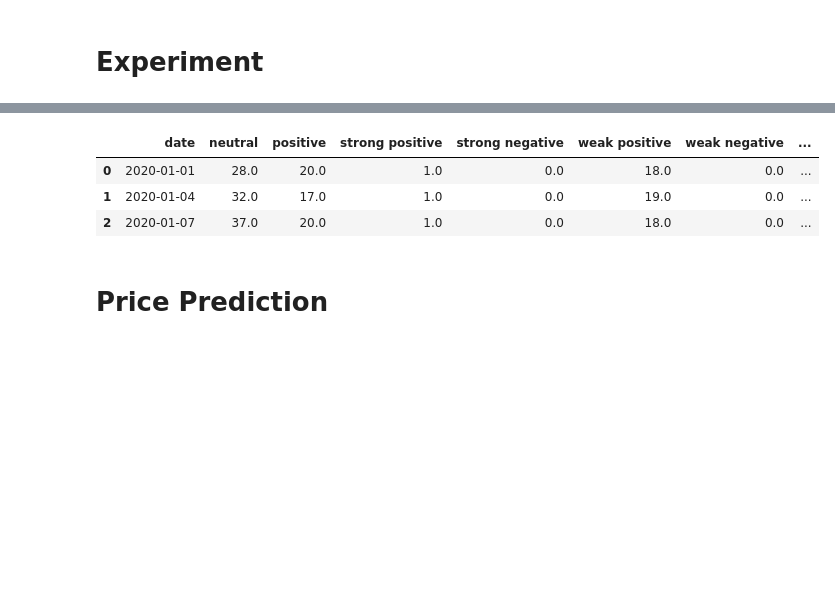
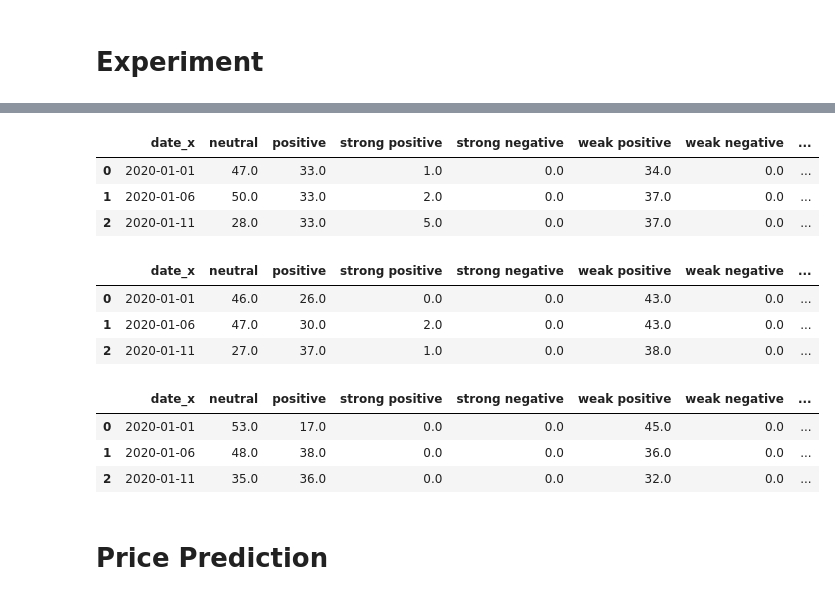
Before and after one commit to alexleong4438/crypto_price_prediction_based_on_sentiment, a Jupyter notebook: dataset/CDS590.ipynb, the cells around one changed output, grey strips where cells are left out. Cells and saved outputs as stored; diff of their text form; code cells hidden in the pictures; blank space fills up the shorter version.

```diff
--- a/dataset/CDS590.ipynb
+++ b/dataset/CDS590.ipynb
@@ -1149,0 +940,14 @@ wordnet_sentiment_df_3D.head(3)
+# %%
+#vs_user_date_aggregated_df
+vader_sentiment_df = vader_sentiment_df.groupby(['date'])['grouped_aggregated_sentiment_score'].sum().to_frame().reset_index()
+vader_sentiment_df['date'] = pd.to_datetime(vader_sentiment_df['date'])
+
+#tb_user_date_aggregated_df
+textblob_sentiment_df = textblob_sentiment_df.groupby(['date'])['grouped_aggregated_sentiment_score'].sum().to_frame().reset_index()
+textblob_sentiment_df['date'] = pd.to_datetime(textblob_sentiment_df['date'])
+
+#wn_user_date_aggregated_df
+wordnet_sentiment_df = wordnet_sentiment_df.groupby(['date'])['grouped_aggregated_sentiment_score'].sum().to_frame().reset_index()
+wordnet_sentiment_df['date'] = pd.to_datetime(wordnet_sentiment_df['date'])
+
+vader_sentiment_df.head(5)
@@ -1149,0 +976,11 @@ wordnet_sentiment_df_3D.head(3)
+# %%
+freq = '5D'
+# %%
+btc_df_daterange = btc_df.groupby(pd.Grouper(key='date', axis=0, freq=freq))['Close'].mean().to_frame().reset_index()
+btc_df_daterange["Normalize"] = btc_df_daterange['Close'] / max(btc_df_daterange['Close'].max(), abs(btc_df_daterange['Close'].min()))
+btc_df_daterange['Normalize'] = btc_df_daterange['Normalize'].astype(float)
+btc_df_daterange['Close_diff'] = btc_df_daterange['Normalize'].diff()
+btc_df_daterange['Close_derivative'] = np.gradient(btc_df_daterange['Normalize'])
+btc_df_daterange = btc_df_daterange.iloc[1: , :]
+btc_df_daterange.index = np.arange(0, len(btc_df_daterange))
+btc_df_daterange.head(3)
@@ -1149,0 +992,7 @@ wordnet_sentiment_df_3D.head(3)
+# %%
+vader_sentiment_df_daterange = vader_sentiment_df.groupby(pd.Grouper(key='date', axis=0, freq=freq)).agg({'grouped_aggregated_sentiment_score': 'mean', 'neutral': 'sum', 'positive': 'sum', 'strong positive': 'sum', 'strong negative': 'sum', 'weak positive': 'sum', 'weak negative': 'sum'}).reset_index()
+vader_sentiment_df_daterange['sentiment_score_norm'] = vader_sentiment_df_daterange['grouped_aggregated_sentiment_score'] / max(vader_sentiment_df_daterange['grouped_aggregated_sentiment_score'].max(), abs(vader_sentiment_df_daterange['grouped_aggregated_sentiment_score'].min()))
+vader_sentiment_df_daterange['sentiment_score_norm'] = vader_sentiment_df_daterange['sentiment_score_norm'].astype(float)
+vader_sentiment_df_daterange['sentiment_score_diff'] = vader_sentiment_df_daterange['sentiment_score_norm'].diff()
+vader_sentiment_df_daterange['sentiment_score_derivative'] = np.gradient(vader_sentiment_df_daterange['sentiment_score_norm'])
+vader_sentiment_df_daterange.head(3)
@@ -1203,12 +1198,30 @@ plt.show()
 # %%
-aggregated_df =  pd.merge(vader_sentiment_df_3D, btc_df_3D, how='left', on = 'date')
-aggregated_df1 =aggregated_df.drop(['aggregated_sentiment_score','sentiment_score_diff','sentiment_score_derivative','Close_diff','Close_derivative'], axis=1)
-aggregated_df1.head(3)
+aggregated_df =  pd.merge(vader_sentiment_df_daterange, btc_df_daterange, left_index=True, right_index=True)
+aggregated_df_vs =aggregated_df.drop(['grouped_aggregated_sentiment_score','sentiment_score_diff','sentiment_score_derivative','Close_diff','Close_derivative'], axis=1)
+aggregated_df_vs.head(3)
 # %% [output]
-|  | date | neutral | positive | strong positive | strong negative | weak positive | weak negative | ... |
-| 0 | 2020-01-01 | 28.0 | 20.0 | 1.0 | 0.0 | 18.0 | 0.0 | ... |
-| 1 | 2020-01-04 | 32.0 | 17.0 | 1.0 | 0.0 | 19.0 | 0.0 | ... |
-| 2 | 2020-01-07 | 37.0 | 20.0 | 1.0 | 0.0 | 18.0 | 0.0 | ... |
+|  | date_x | neutral | positive | strong positive | strong negative | weak positive | weak negative | ... |
+| 0 | 2020-01-01 | 47.0 | 33.0 | 1.0 | 0.0 | 34.0 | 0.0 | ... |
+| 1 | 2020-01-06 | 50.0 | 33.0 | 2.0 | 0.0 | 37.0 | 0.0 | ... |
+| 2 | 2020-01-11 | 28.0 | 33.0 | 5.0 | 0.0 | 37.0 | 0.0 | ... |
+# %%
+aggregated_df =  pd.merge(textblob_sentiment_df_daterange, btc_df_daterange, left_index=True, right_index=True)
+aggregated_df_tb =aggregated_df.drop(['grouped_aggregated_sentiment_score','sentiment_score_diff','sentiment_score_derivative','Close_diff','Close_derivative'], axis=1)
+aggregated_df_tb.head(3)
+# %% [output]
+|  | date_x | neutral | positive | strong positive | strong negative | weak positive | weak negative | ... |
+| 0 | 2020-01-01 | 46.0 | 26.0 | 0.0 | 0.0 | 43.0 | 0.0 | ... |
+| 1 | 2020-01-06 | 47.0 | 30.0 | 2.0 | 0.0 | 43.0 | 0.0 | ... |
+| 2 | 2020-01-11 | 27.0 | 37.0 | 1.0 | 0.0 | 38.0 | 0.0 | ... |
+# %%
+aggregated_df =  pd.merge(wordnet_sentiment_df_daterange, btc_df_daterange, left_index=True, right_index=True)
+aggregated_df_wn =aggregated_df.drop(['grouped_aggregated_sentiment_score','sentiment_score_diff','sentiment_score_derivative','Close_diff','Close_derivative'], axis=1)
+aggregated_df_wn.head(3)
+# %% [output]
+|  | date_x | neutral | positive | strong positive | strong negative | weak positive | weak negative | ... |
+| 0 | 2020-01-01 | 53.0 | 17.0 | 0.0 | 0.0 | 45.0 | 0.0 | ... |
+| 1 | 2020-01-06 | 48.0 | 38.0 | 0.0 | 0.0 | 36.0 | 0.0 | ... |
+| 2 | 2020-01-11 | 35.0 | 36.0 | 0.0 | 0.0 | 32.0 | 0.0 | ... |
 # %% [markdown]
 # Price Prediction
 # %%
```
Also changed, not shown: parts of 101 cells of this notebook.
